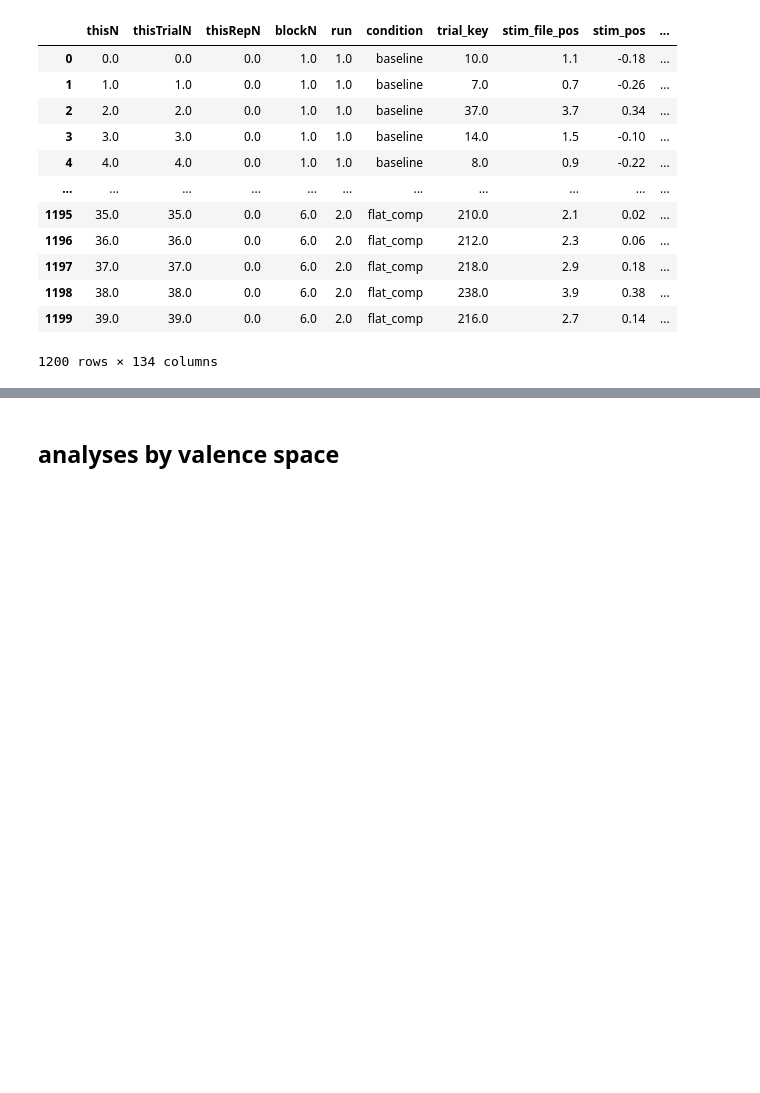
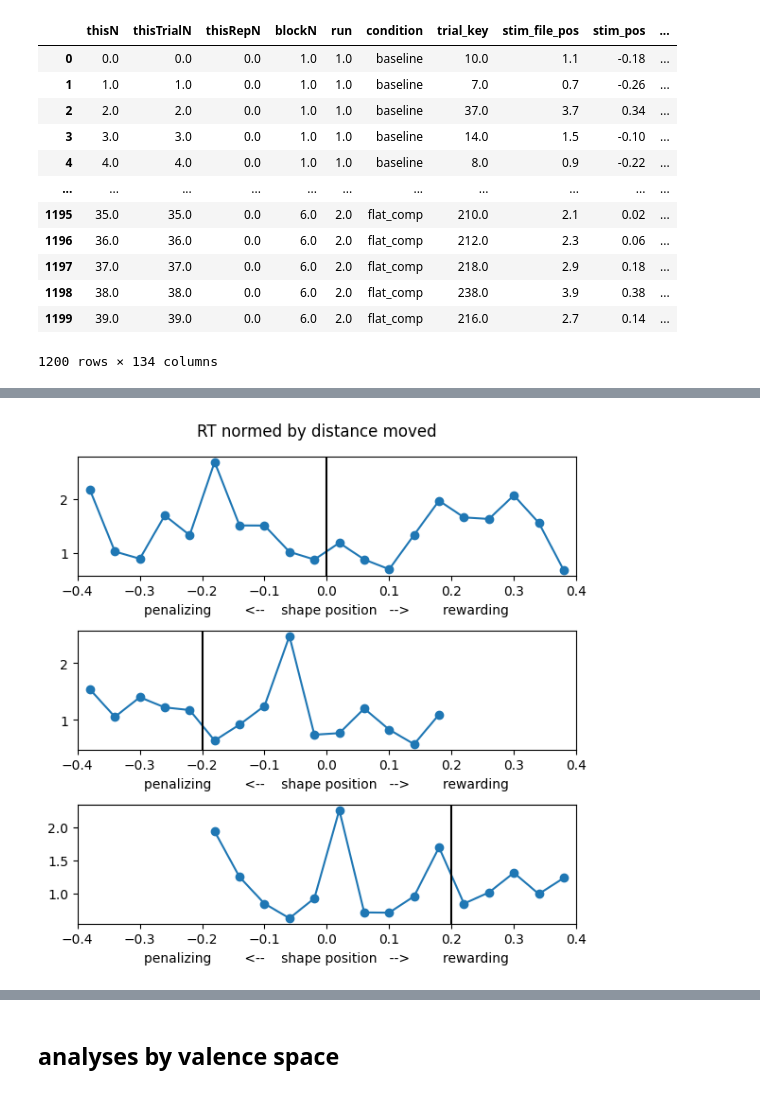
Before and after one commit to siyer7/asymmetry_design, a Jupyter notebook: code/beh_analyses.ipynb, the cells around one changed output, grey strips where cells are left out. Saved outputs shown, nothing was run; the diff lists cells and outputs as text; code cells hidden in the pictures; blank space fills up the shorter version.

```diff
--- a/code/beh_analyses.ipynb
+++ b/code/beh_analyses.ipynb
@@ -205,0 +254,19 @@ df_analysis[disp_cols]
+# %%
+fig, axs = plt.subplots(3, 1, figsize=(6, 6))
+axs, ax = axs.flatten(), 0
+
+for cond, cond_df in df_analysis.groupby('condition'):
+
+    mean_metrics = cond_df.groupby('stim_pos_aligned')[['correct', 'normed_RT']].mean().reset_index()
+    axs[ax].set(xlabel='penalizing        <--    shape position   -->        rewarding', xlim=(-.4, .4))
+    # axs[ax].plot(mean_metrics['stim_pos_aligned'], mean_metrics['correct'], marker='o')
+    axs[ax].plot(mean_metrics['stim_pos_aligned'], mean_metrics['normed_RT'], marker='o')
+    axs[ax].axvline(cond_df['div_pos_aligned'].iloc[0], color='black', linestyle='-')
+    ax += 1
+
+# plt.suptitle('accuracy')
+plt.suptitle('RT normed by distance moved')
+plt.tight_layout()
+plt.show()
+# %% [output]
+[figure, added]
```
Also changed, not shown: parts of 26 cells of this notebook, 1 other file.
